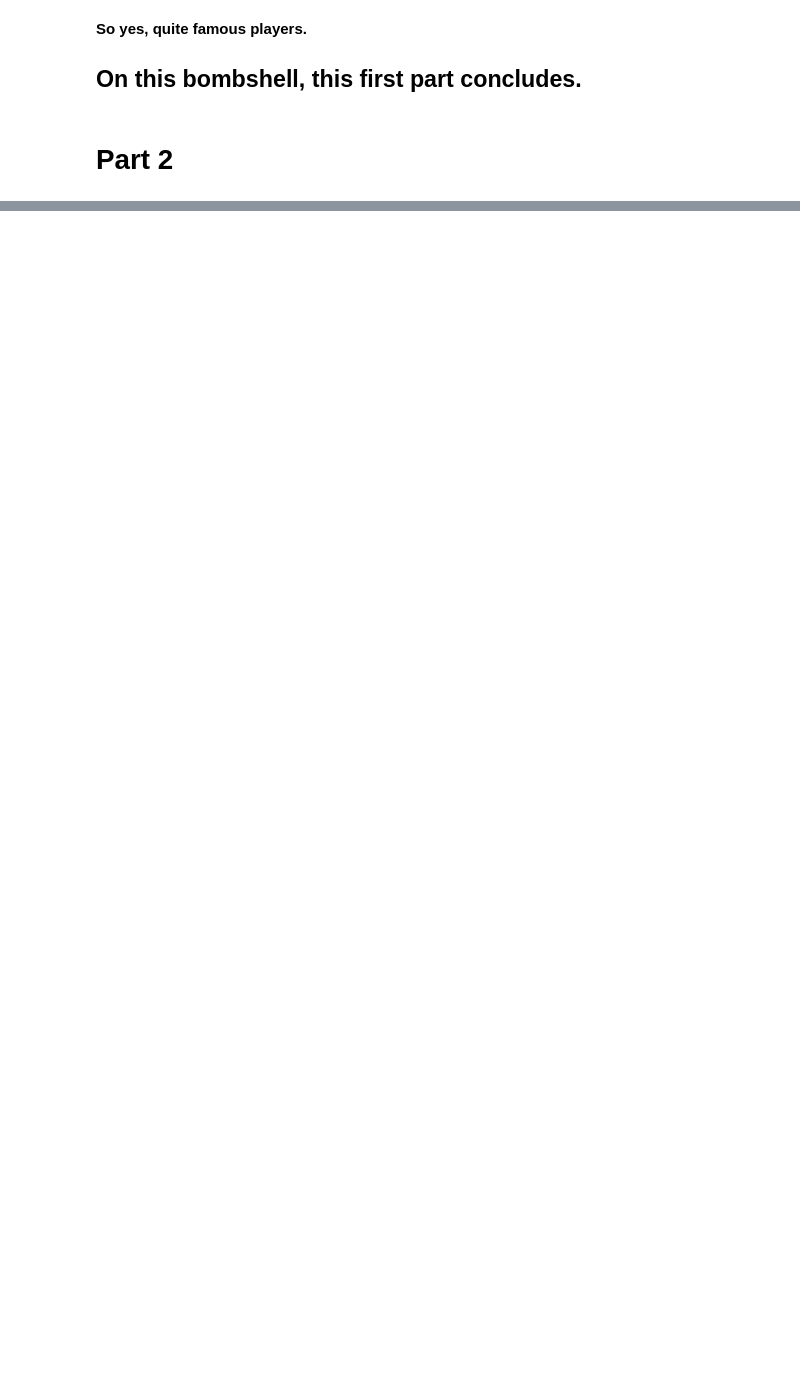
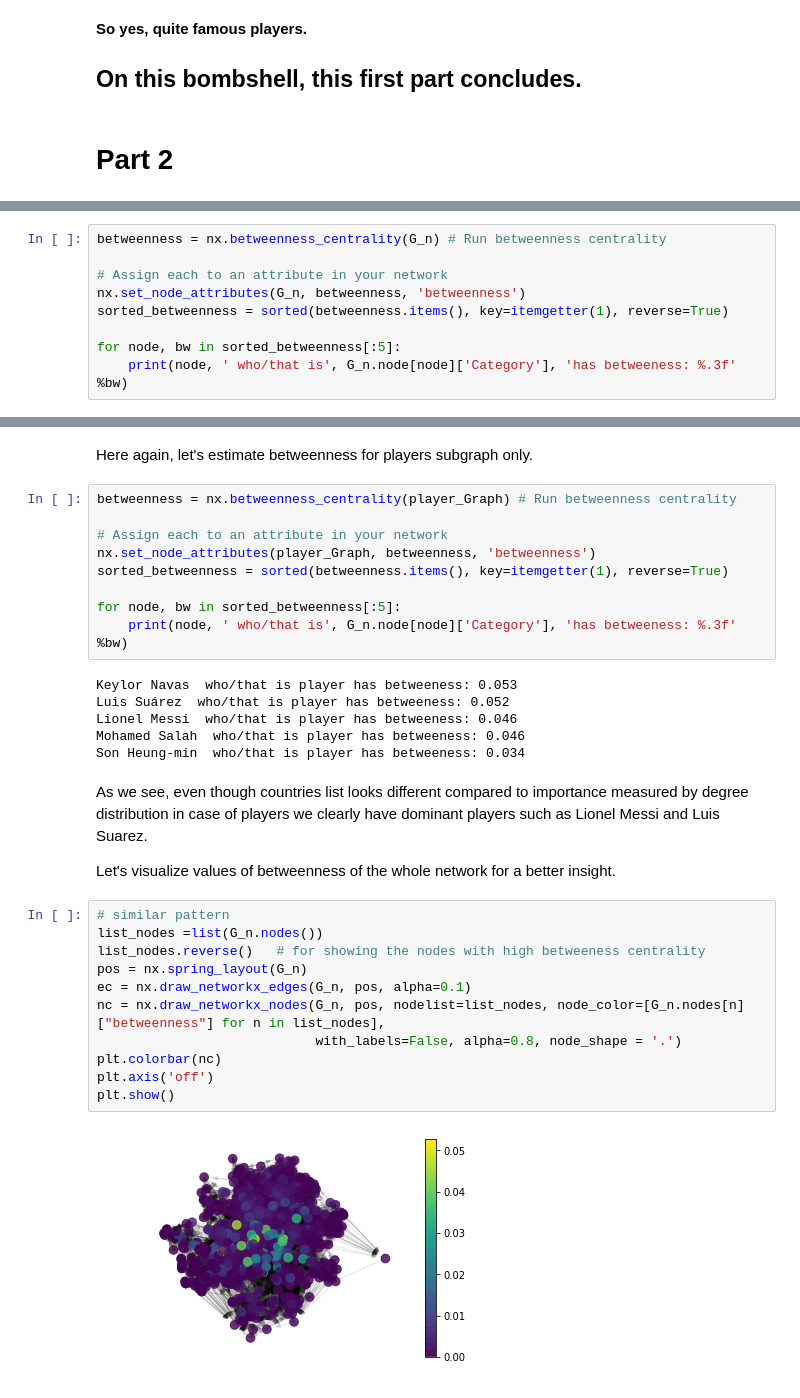
Before and after one commit to ProjectNTDS/Network_World_Cup_Analysis, a Jupyter notebook: Analysis.ipynb, the cells around one changed output, grey strips where cells are left out. Cells and saved outputs as stored; diff of their text form; blank space fills up the shorter version.

```diff
--- a/Analysis.ipynb
+++ b/Analysis.ipynb
@@ -297,0 +511,9 @@ All_Nodes.iloc[[300, 455, 470, 506], :]
+# %%
+betweenness = nx.betweenness_centrality(G_n) # Run betweenness centrality
+
+# Assign each to an attribute in your network
+nx.set_node_attributes(G_n, betweenness, 'betweenness')
+sorted_betweenness = sorted(betweenness.items(), key=itemgetter(1), reverse=True)
+
+for node, bw in sorted_betweenness[:5]:
+    print(node, ' who/that is', G_n.node[node]['Category'], 'has betweeness: %.3f' %bw)
@@ -297,0 +526,34 @@ All_Nodes.iloc[[300, 455, 470, 506], :]
+# %% [markdown]
+Here again, let's estimate betweenness for players subgraph only.
+# %%
+betweenness = nx.betweenness_centrality(player_Graph) # Run betweenness centrality
+
+# Assign each to an attribute in your network
+nx.set_node_attributes(player_Graph, betweenness, 'betweenness')
+sorted_betweenness = sorted(betweenness.items(), key=itemgetter(1), reverse=True)
+
+for node, bw in sorted_betweenness[:5]:
+    print(node, ' who/that is', G_n.node[node]['Category'], 'has betweeness: %.3f' %bw)
+# %% [output]
+Keylor Navas  who/that is player has betweeness: 0.053
+Luis Suárez  who/that is player has betweeness: 0.052
+Lionel Messi  who/that is player has betweeness: 0.046
+Mohamed Salah  who/that is player has betweeness: 0.046
+Son Heung-min  who/that is player has betweeness: 0.034
+# %% [markdown]
+As we see, even though countries list looks different compared to importance measured by degree distribution in case of players we clearly have dominant players such as Lionel Messi and Luis Suarez.
+
+Let's visualize values of betweenness of the whole network for a better insight.
+# %%
+# similar pattern
+list_nodes =list(G_n.nodes())
+list_nodes.reverse()   # for showing the nodes with high betweeness centrality
+pos = nx.spring_layout(G_n)
+ec = nx.draw_networkx_edges(G_n, pos, alpha=0.1)
+nc = nx.draw_networkx_nodes(G_n, pos, nodelist=list_nodes, node_color=[G_n.nodes[n]["betweenness"] for n in list_nodes],
+                            with_labels=False, alpha=0.8, node_shape = '.')
+plt.colorbar(nc)
+plt.axis('off')
+plt.show()
+# %% [output]
+[figure, added]
```
Also changed, not shown: parts of 56 cells of this notebook, 2 other files.
